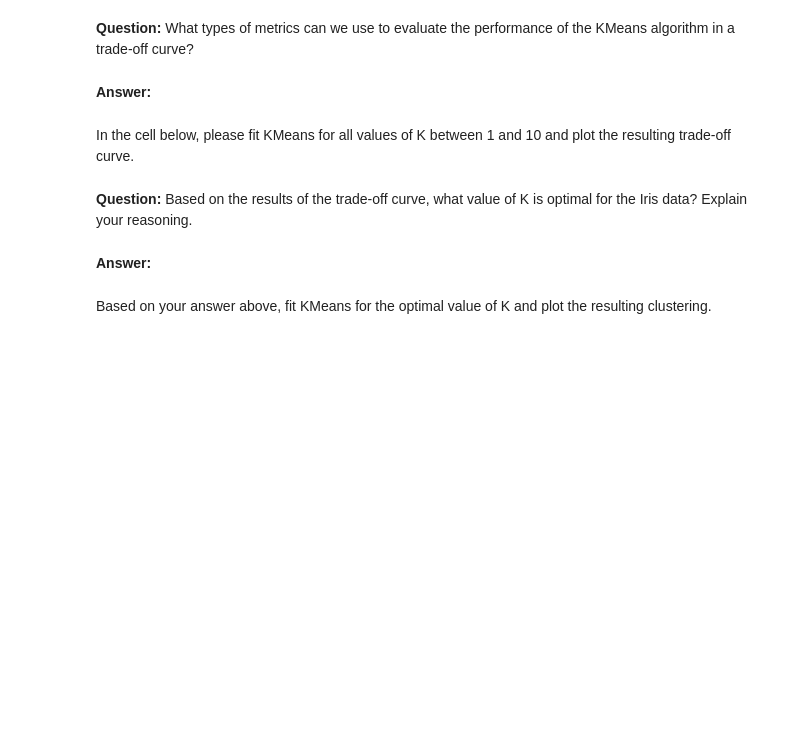
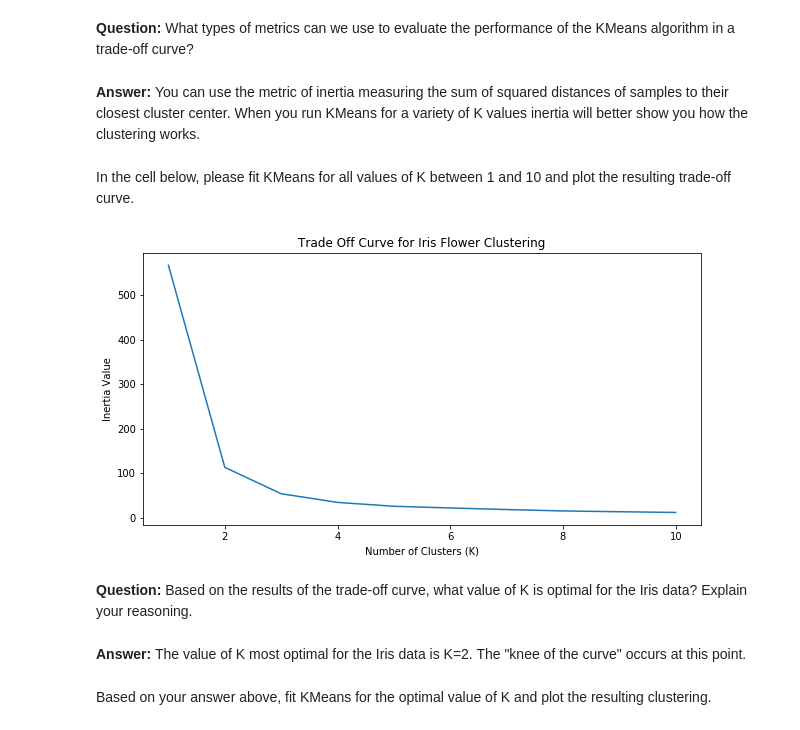
Before and after one commit to MuhammadM20/example-notebooks, a Jupyter notebook: UNIV_3360_Clustering_Homework.ipynb, the cells around one changed output. Cells and saved outputs as stored; diff of their text form; code cells hidden in the pictures; blank space fills up the shorter version.

```diff
--- a/UNIV_3360_Clustering_Homework.ipynb
+++ b/UNIV_3360_Clustering_Homework.ipynb
@@ -102,17 +102,30 @@ plot_cluster(data, k_means_labels, "Plotting Clusters")
 Now we will evaluate the KMeans clustering without using our pior knowledge of the number of different Iris flowers.
 # %% [markdown]
 **Question:** What types of metrics can we use to evaluate the performance of the KMeans algorithm in a trade-off curve?
-# %% [markdown]
-**Answer:**
+# %% [markdown]
+**Answer:** You can use the metric of inertia measuring the sum of squared distances of samples to their closest cluster center. When you run KMeans for a variety of K values inertia will better show you how the clustering works.
 # %% [markdown]
 In the cell below, please fit KMeans for all values of K between 1 and 10 and plot the resulting trade-off curve.
-# %%
-for n in range(1, 10):
-    k_means = KMeans(n_clusters=n, random_state=4)
-    k_means.fit(X_iris)
+# %%
+k_values = [1,2,3,4,5,6,7,8,9,10]
+inertia_values = []
+
+for k in k_values:
+  k_means = KMeans(n_clusters=k, random_state=4)
+  k_means.fit(data)
+  inertia_values.append(k_means.inertia_)
+
+plt.figure(figsize=(10,5))
+plt.plot(k_values, inertia_values)
+plt.xlabel("Number of Clusters (K)")
+plt.ylabel("Inertia Value")
+plt.title("Trade Off Curve for Iris Flower Clustering")
+plt.show()
+# %% [output]
+[figure, added]
 # %% [markdown]
 **Question:** Based on the results of the trade-off curve, what value of K is optimal for the Iris data? Explain your reasoning.
-# %% [markdown]
-**Answer:**
+# %% [markdown]
+**Answer:** The value of K most optimal for the Iris data is K=2. The "knee of the curve" occurs at this point.
 # %% [markdown]
 Based on your answer above, fit KMeans for the optimal value of K and plot the resulting clustering.
```
Also changed, not shown: parts of 9 cells of this notebook.
